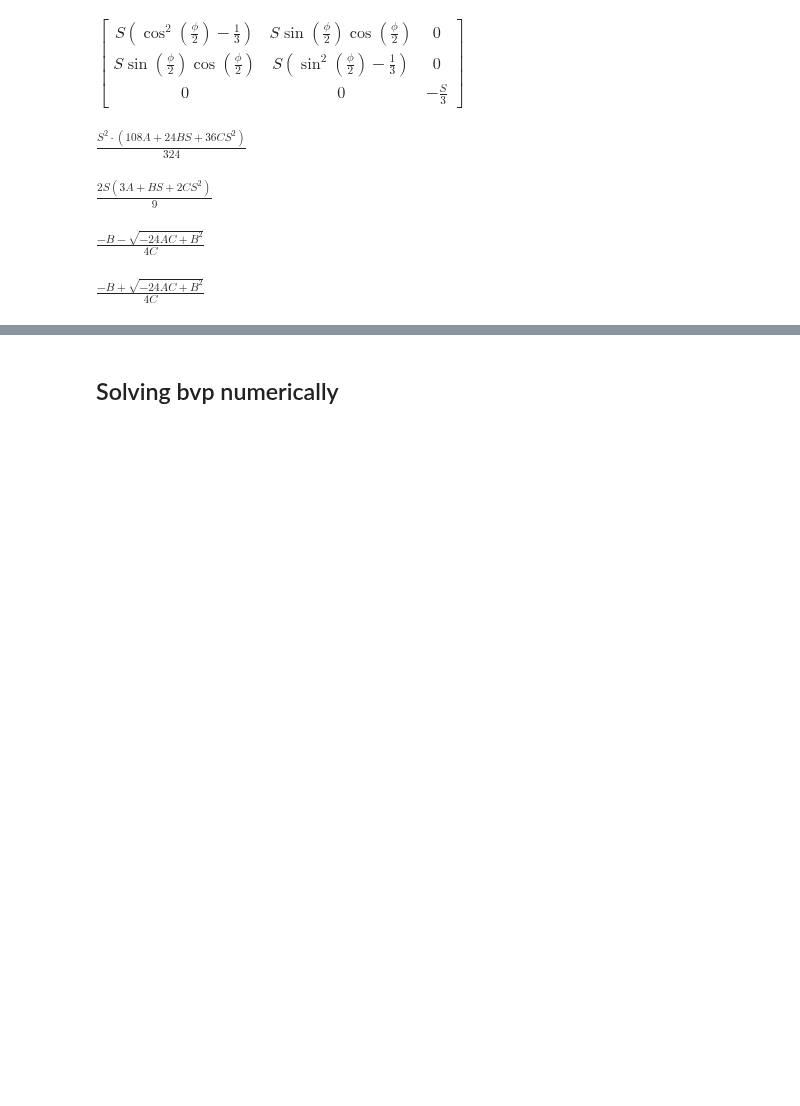
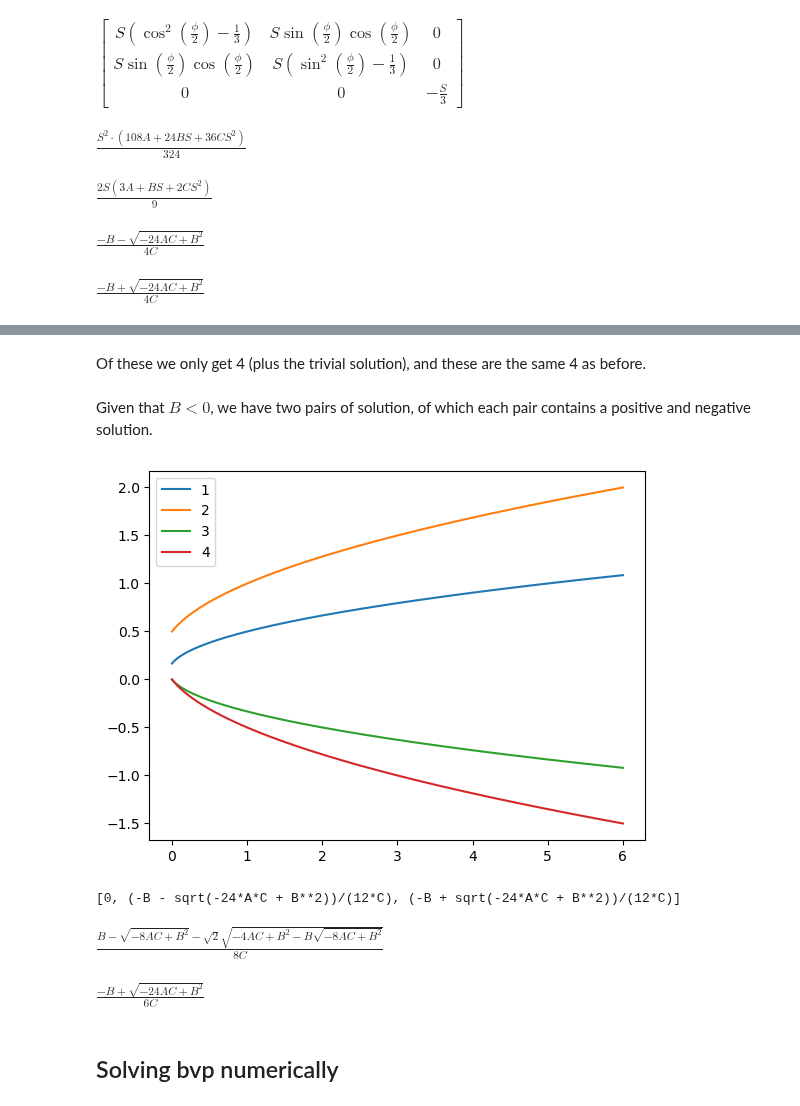
Before and after one commit to lucasmyers97/maier-saupe-lc-hydrodynamics, a Jupyter notebook: theory/defect-core-solution/defect_core_solution.ipynb, the cells around one changed output, grey strips where cells are left out. Drawn from its saved outputs; the diff is of its cells as text; code cells hidden in the pictures; blank space fills up the shorter version.

Commit message:
Tried finding numerical core solution

```diff
--- a/theory/defect-core-solution/defect_core_solution.ipynb
+++ b/theory/defect-core-solution/defect_core_solution.ipynb
@@ -95,6 +95,9 @@ display(dQ_dt)
 # %% [output]
 [[-A*(q_1(r)*cos(phi/2)**2 + q_2(r)*sin(phi/2)**2) - B*(q_1(r)*cos(phi/2)**2 + q_2(r)*sin(phi/2)**2)**2 - B*(q_1(r)*sin(phi/2)*cos(phi/2) - q_2(r)*sin(phi/2)*cos(phi/2))**2 - C*(q_1(r)*cos(phi/2)**2 + ...
 # %%
-dQ_dt[0, 0].subs(phi, 0)
+eq1 = dQ_dt[0, 0].subs(phi, 0)
+eq2 = dQ_dt[0, 0].subs(phi, pi)
+
+display(eq1, eq2)
 # %% [output]
 $\displaystyle - A \operatorname{q_{1}}{\left(r \right)} - B \operatorname{q_{1}}^{2}{\left(r \right)} - C \left(\left(- \operatorname{q_{1}}{\left(r \right)} - \operatorname{q_{2}}{\left(r \right)}\right)^{2} + \operatorname{q_{1}}^{2}{\left(r \right)} + \operatorname{q_{2}}^{2}{\left(r \right)}\right) \operatorname{q_{1}}{\left(r \right)} + \frac{d^{2}}{d r^{2}} \operatorname{q_{1}}{\left(r \right)} + \frac{\frac{d}{d r} \operatorname{q_{1}}{\left(r \right)}}{r} + \frac{- \operatorname{q_{1}}{\left(r \right)} + \operatorname{q_{2}}{\left(r \right)}}{2 r^{2}}$
@@ -139,0 +259,4 @@ def calc_S_bulk(A, B, C):
+# %% [markdown]
+Of these we only get 4 (plus the trivial solution), and these are the same 4 as before.
+# %% [markdown]
+Given that $B < 0$, we have two pairs of solution, of which each pair contains a positive and negative solution.
@@ -140,2 +266,39 @@ def calc_S_bulk(A, B, C):
+# %%
+def eq1(ac_b):
+    return (1 + np.sqrt(24*ac_b + 1)) / 12
+
+def eq2(ac_b):
+    return (1 + np.sqrt(8*ac_b + 1)) / 4
+
+def eq3(ac_b):
+    return (1 - np.sqrt(24*ac_b + 1)) / 12
+
+def eq4(ac_b):
+    return (1 - np.sqrt(8*ac_b + 1)) / 4
+# %%
+ac_b = np.linspace(0, 6, num=1000)
+
+plt.plot(ac_b, eq1(ac_b), label='1')
+plt.plot(ac_b, eq2(ac_b), label='2')
+plt.plot(ac_b, eq3(ac_b), label='3')
+plt.plot(ac_b, eq4(ac_b), label='4')
+
+plt.legend()
+plt.show()
+# %% [output]
+[figure, added]
+# %%
+q1_sol = solve(eq1_far_subs, q1)
+display(q1_sol)
+# %% [output]
+[0, (-B - sqrt(-24*A*C + B**2))/(12*C), (-B + sqrt(-24*A*C + B**2))/(12*C)]
+# %%
+simplify(q2_sol[0].subs(q1, q1_sol[3]))
+# %% [output]
+$\displaystyle \frac{B - \sqrt{- 8 A C + B^{2}} - \sqrt{2} \sqrt{- 4 A C + B^{2} - B \sqrt{- 8 A C + B^{2}}}}{8 C}$
+# %%
+sol[1] * Rational(2, 3)
+# %% [output]
+$\displaystyle \frac{- B + \sqrt{- 24 A C + B^{2}}}{6 C}$
 # %% [markdown]
 ## Solving bvp numerically
```
Also changed, not shown: parts of 26 cells of this notebook.
